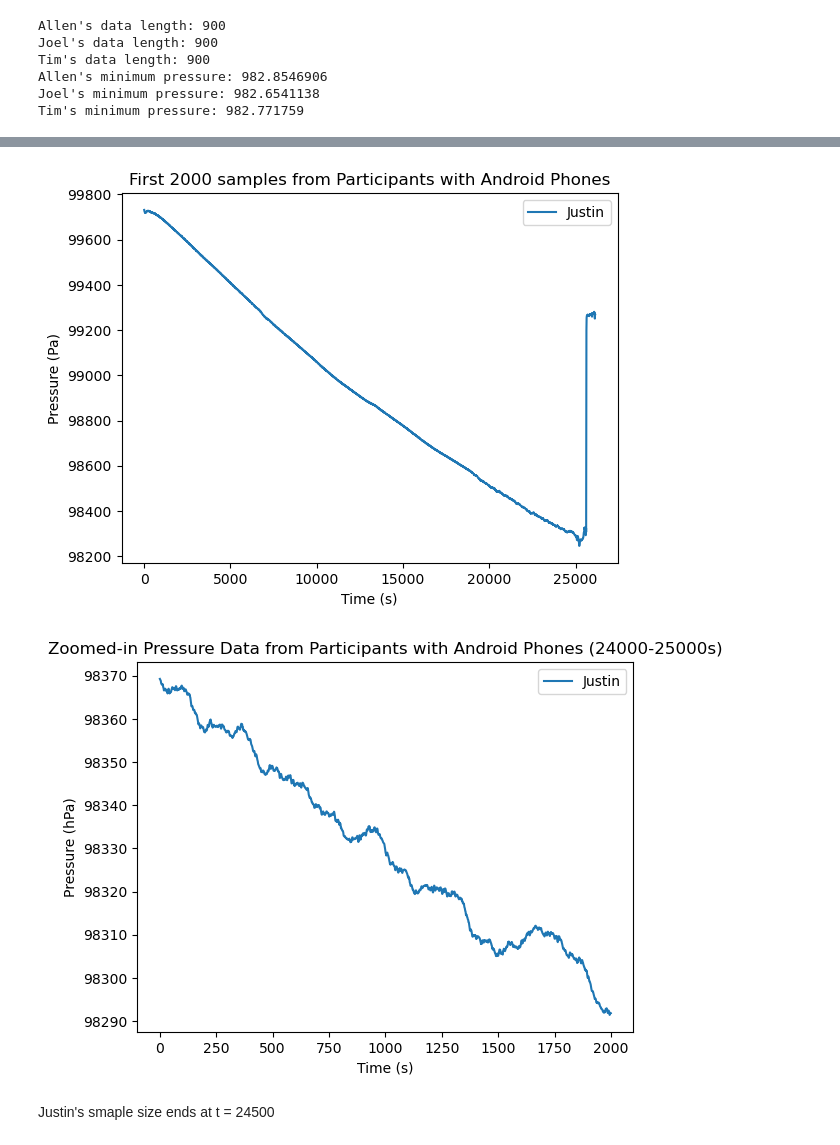
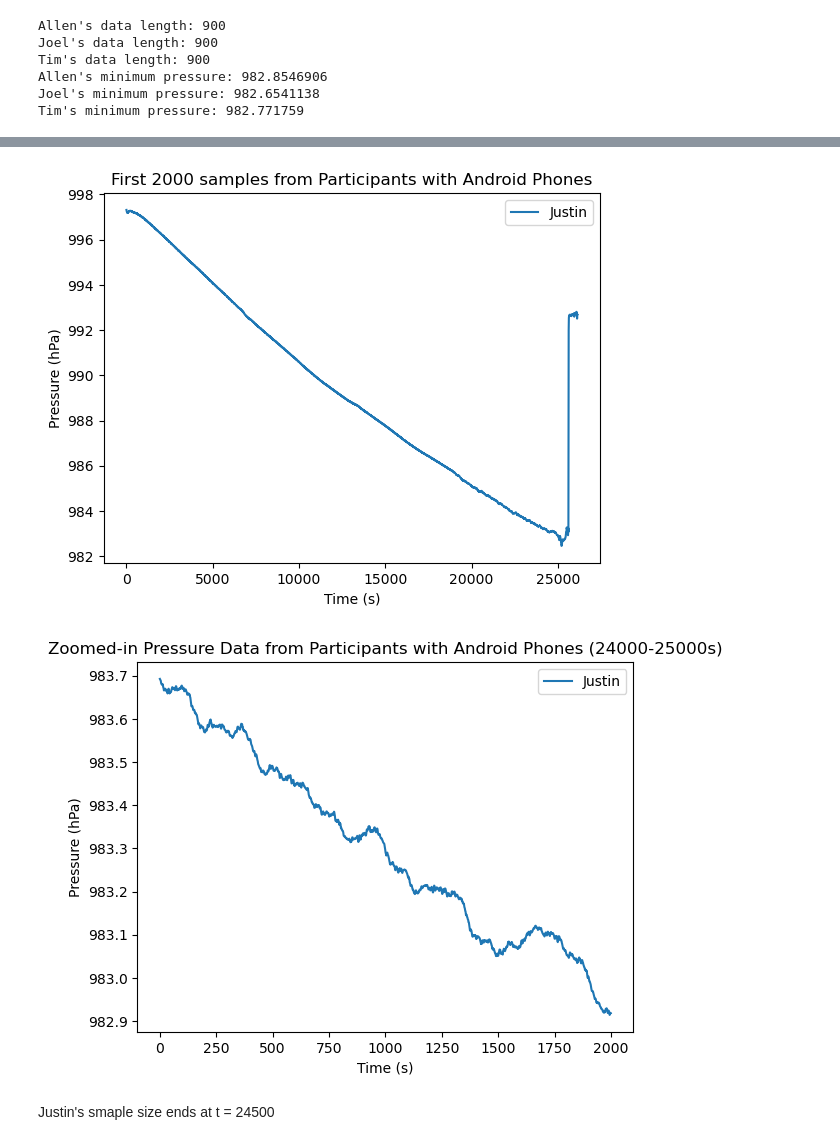
Before and after one commit to wizdaksh/Physics-III-Lab, a Jupyter notebook: Pressure and Temparture/lab2.ipynb, the cells around one changed output, grey strips where cells are left out. Saved outputs shown, nothing was run; the diff lists cells and outputs as text; code cells hidden in the pictures.

```diff
--- a/Pressure and Temparture/lab2.ipynb
+++ b/Pressure and Temparture/lab2.ipynb
@@ -171,18 +170,18 @@ Propogation for the iPhones is 721.42 Pa
 # %%
 # Clean up Justin's Android data by finding the start of the sample period
 sampleStartIndex = 2000 # Index to start looking for the sample period, ignoring the first 100 samples
 justinStartIndex = np.argmax(justinRaw[sampleStartIndex:]) + sampleStartIndex
-justinCleaned = justinRaw[justinStartIndex:] * 100 # Convert from hPa to Pa
+justinCleaned = justinRaw[justinStartIndex:]
 
 
 plt.plot(justinCleaned, label="Justin")
 plt.xlabel("Time (s)")
-plt.ylabel("Pressure (Pa)")
+plt.ylabel("Pressure (hPa)")
 plt.legend()
 plt.title(f"First {sampleStartIndex} samples from Participants with Android Phones")
 plt.show()
 # %% [output]
-[figure, old version]
+[figure, new version]
 # %%
 # zoom into 24000 - 25000 to find end of sample period
 plt.plot(justinCleaned[23000:25000], label="Justin")
@@ -192,7 +191,7 @@ plt.legend()
 plt.title("Zoomed-in Pressure Data from Participants with Android Phones (24000-25000s)")
 plt.show()
 # %% [output]
-[figure, old version]
+[figure, new version]
 # %% [markdown]
 Justin's smaple size ends at t = 24500
 # %%
```
Also changed, not shown: parts of 10 cells of this notebook, 1 other file.
